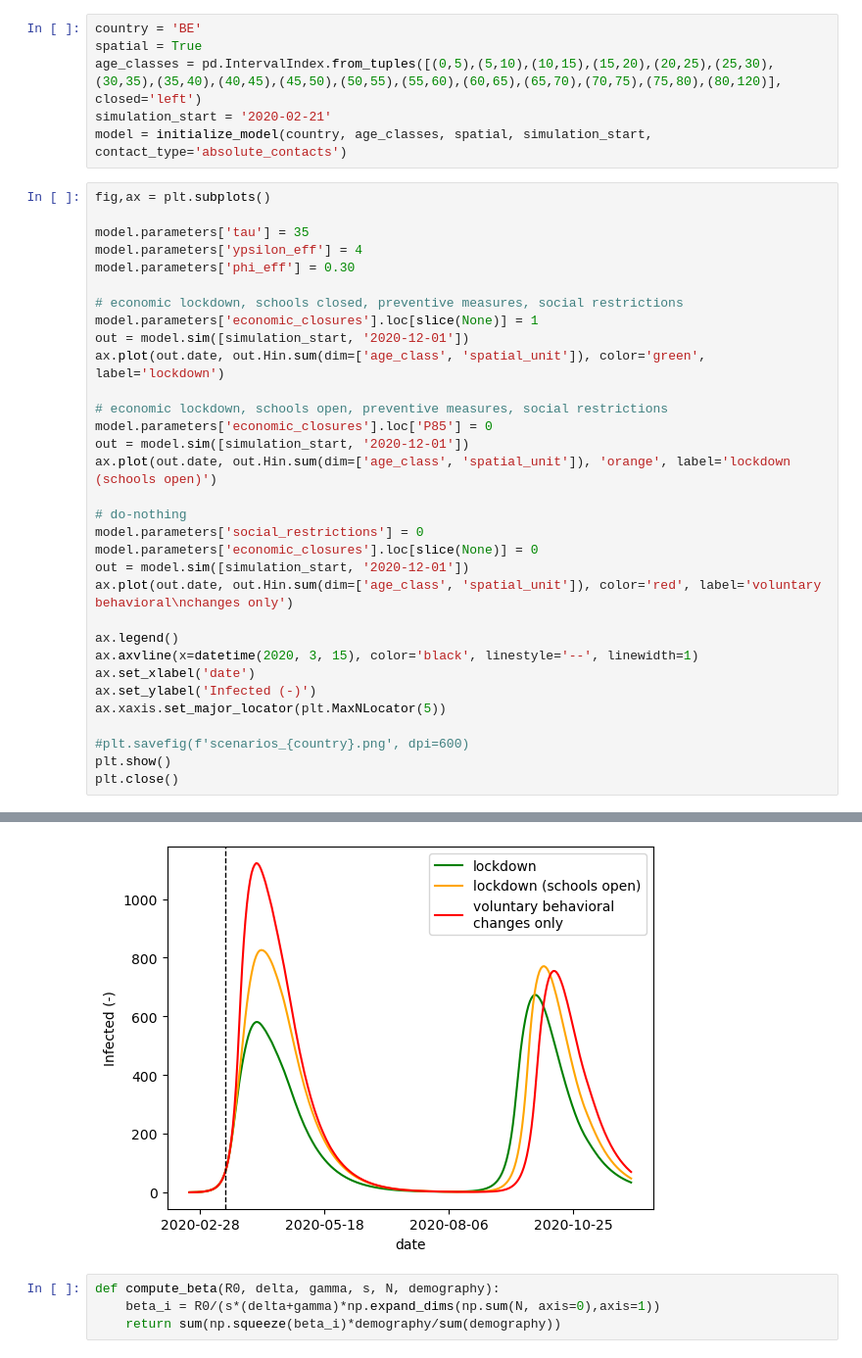
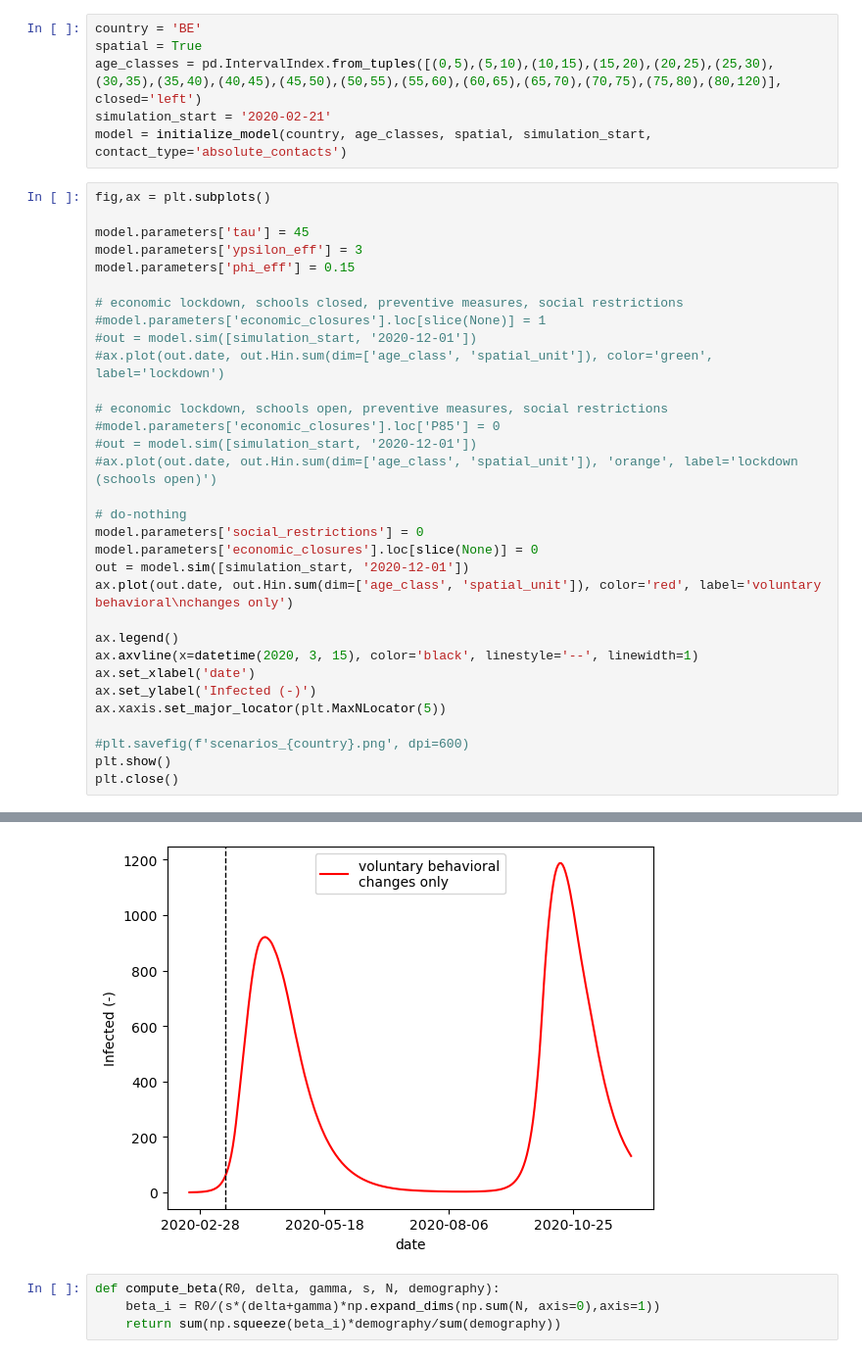
Before and after one commit to twallema/pyIEEM, a Jupyter notebook: notebooks/scratch-SIR-recurrent-mobility.ipynb, the cells around one changed output, grey strips where cells are left out. Shown at 98% size. Drawn from its saved outputs; the diff is of its cells as text.

```diff
--- a/notebooks/scratch-SIR-recurrent-mobility.ipynb
+++ b/notebooks/scratch-SIR-recurrent-mobility.ipynb
@@ -80,19 +80,19 @@ model = initialize_model(country, age_classes, spatial, simulation_start, contac
 # %%
 fig,ax = plt.subplots()
 
-model.parameters['tau'] = 35
-model.parameters['ypsilon_eff'] = 4
-model.parameters['phi_eff'] = 0.30
+model.parameters['tau'] = 45
+model.parameters['ypsilon_eff'] = 3
+model.parameters['phi_eff'] = 0.15
 
 # economic lockdown, schools closed, preventive measures, social restrictions
-model.parameters['economic_closures'].loc[slice(None)] = 1
-out = model.sim([simulation_start, '2020-12-01'])
-ax.plot(out.date, out.Hin.sum(dim=['age_class', 'spatial_unit']), color='green', label='lockdown')
+#model.parameters['economic_closures'].loc[slice(None)] = 1
+#out = model.sim([simulation_start, '2020-12-01'])
+#ax.plot(out.date, out.Hin.sum(dim=['age_class', 'spatial_unit']), color='green', label='lockdown')
 
 # economic lockdown, schools open, preventive measures, social restrictions
-model.parameters['economic_closures'].loc['P85'] = 0
-out = model.sim([simulation_start, '2020-12-01'])
-ax.plot(out.date, out.Hin.sum(dim=['age_class', 'spatial_unit']), 'orange', label='lockdown (schools open)')
+#model.parameters['economic_closures'].loc['P85'] = 0
+#out = model.sim([simulation_start, '2020-12-01'])
+#ax.plot(out.date, out.Hin.sum(dim=['age_class', 'spatial_unit']), 'orange', label='lockdown (schools open)')
 
 # do-nothing
 model.parameters['social_restrictions'] = 0
@@ -113,4 +130,4 @@ plt.close()
-[figure, old version]
+[figure, new version]
 # %%
 def compute_beta(R0, delta, gamma, s, N, demography):
     beta_i = R0/(s*(delta+gamma)*np.expand_dims(np.sum(N, axis=0),axis=1))
```
Also changed, not shown: parts of 2 cells of this notebook, 2 other files.
